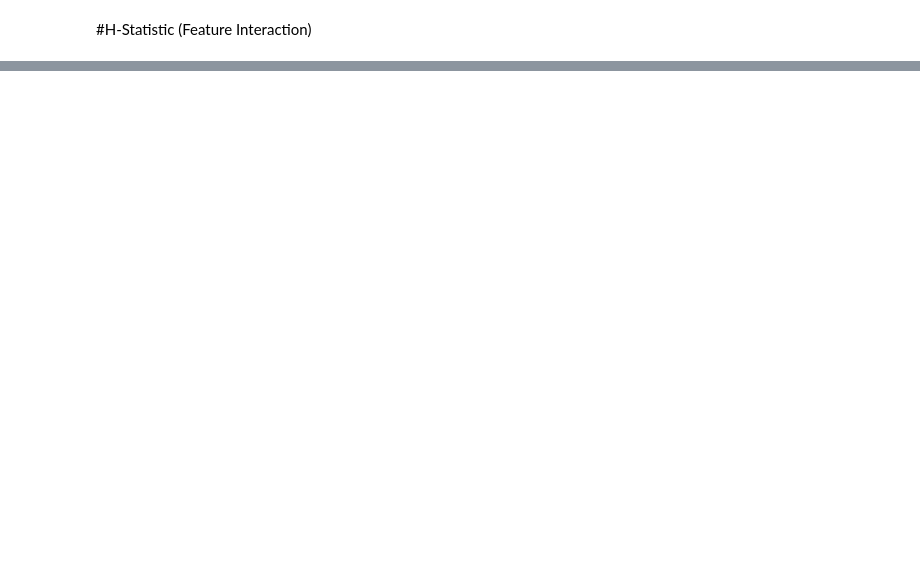
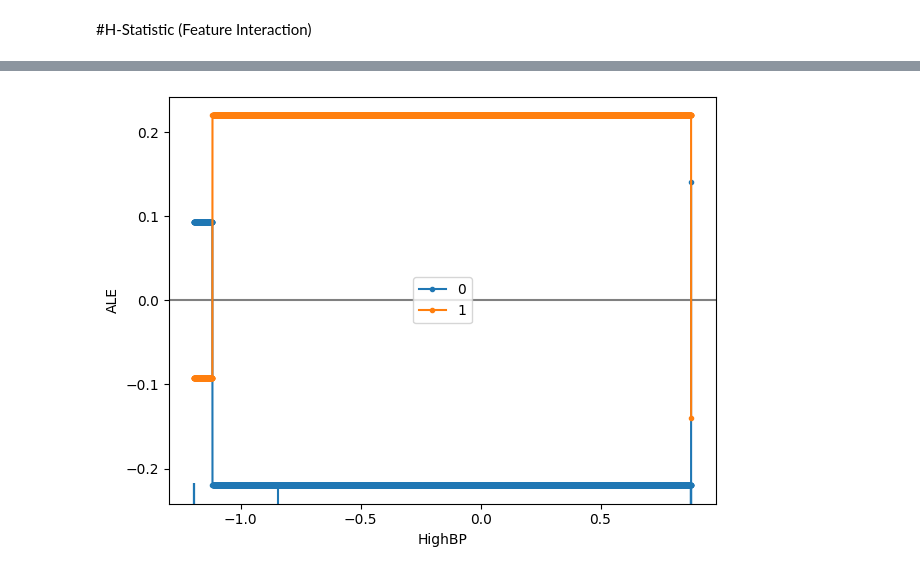
Before and after one commit to Mohamed3alaa/Mid-progress.dsai305, a Jupyter notebook: Ahmed_Mohammed_202202168(XGBoost_&_DT_by_Conditional_GAN).ipynb, the cells around one changed output, grey strips where cells are left out. Saved outputs shown, nothing was run; the diff lists cells and outputs as text; code cells hidden in the pictures; blank space fills up the shorter version.

```diff
--- a/Ahmed_Mohammed_202202168(XGBoost_&_DT_by_Conditional_GAN).ipynb
+++ b/Ahmed_Mohammed_202202168(XGBoost_&_DT_by_Conditional_GAN).ipynb
@@ -297,0 +332,4 @@ h_stat.plot(vis_type='bar_chart',ax=ax)
+# %%
+plot_ale(proba_exp_xgb_model, features=[0]);
+# %% [output]
+[figure, added]
```
Also changed, not shown: parts of 18 cells of this notebook, 2 other files.
